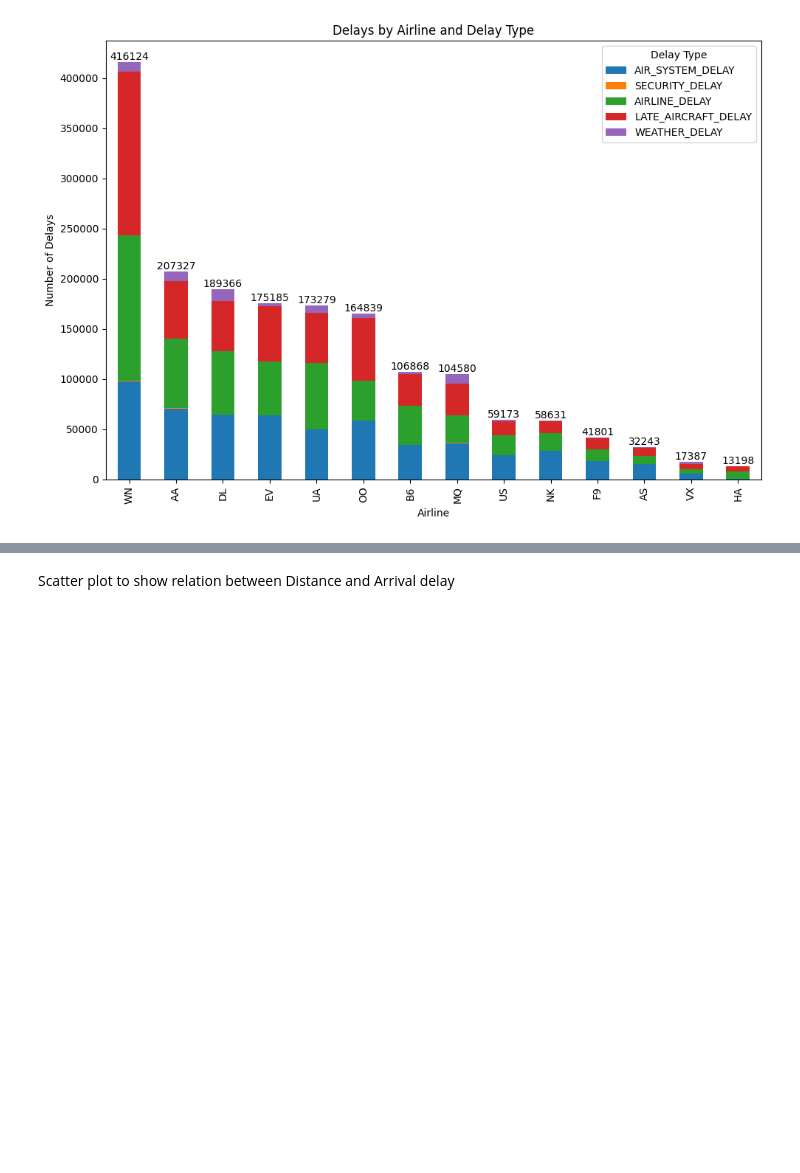
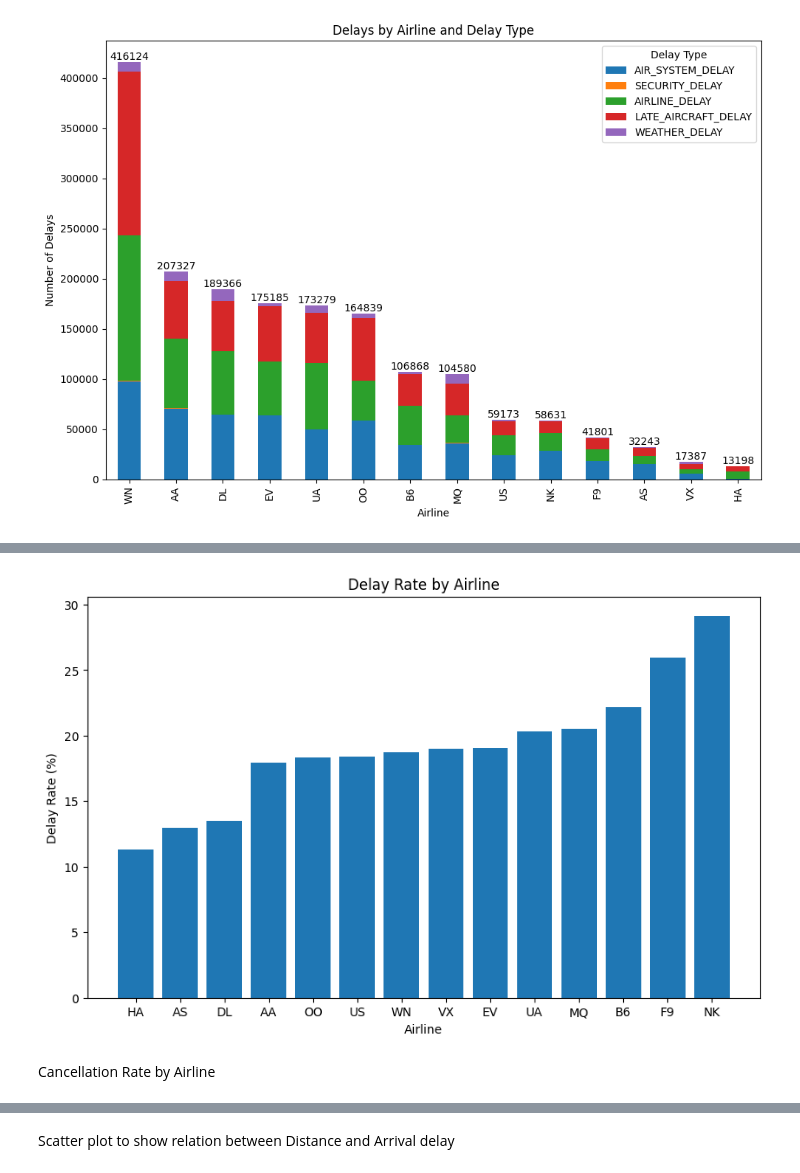
Before and after one commit to GuyPrach/2015-Flight-Delays-and-Cancellations-Analysis, a Jupyter notebook: main.ipynb, the cells around one changed output, grey strips where cells are left out. Drawn from its saved outputs; the diff is of its cells as text; code cells hidden in the pictures; blank space fills up the shorter version.

Commit message:
EDA : bar chart for cancellation and delay rate

```diff
--- a/main.ipynb
+++ b/main.ipynb
@@ -271,0 +272,17 @@ plt.show()
+# %%
+# Calculate the total number of flights per airline
+total_flights_per_airline = df_flights.groupby('AIRLINE').size()
+
+# Calculate the number of delayed flights per airline
+delayed_flights_per_airline = delayed_flights.groupby('AIRLINE').size()
+
+# Merge the two DataFrames (total flights and cancelled flights)
+delay_flights_rate = pd.DataFrame({
+    'total_flights': total_flights_per_airline,
+    'delayed_flights': delayed_flights_per_airline
+})
+
+# Calculate the cancellation rate per airline
+delay_flights_rate['delay_rate'] = (delay_flights_rate['delayed_flights'] / delay_flights_rate['total_flights']) * 100
+
+print(delay_flights_rate.sort_values('delay_rate'))
@@ -271,0 +306,17 @@ plt.show()
+# %%
+# Sort the DataFrame by delay_rate in ascending order
+delay_flights_rate = delay_flights_rate.sort_values('delay_rate', ascending=True)
+
+plt.figure(figsize=(10, 6))
+plt.bar(delay_flights_rate.index, delay_flights_rate['delay_rate'], width=0.8)
+
+# Add label and title
+plt.title('Delay Rate by Airline')
+plt.xlabel('Airline')
+plt.ylabel('Delay Rate (%)')
+
+plt.show()
+# %% [output]
+[figure, added]
+# %% [markdown]
+Cancellation Rate by Airline
```
Also changed, not shown: parts of 10 cells of this notebook.
